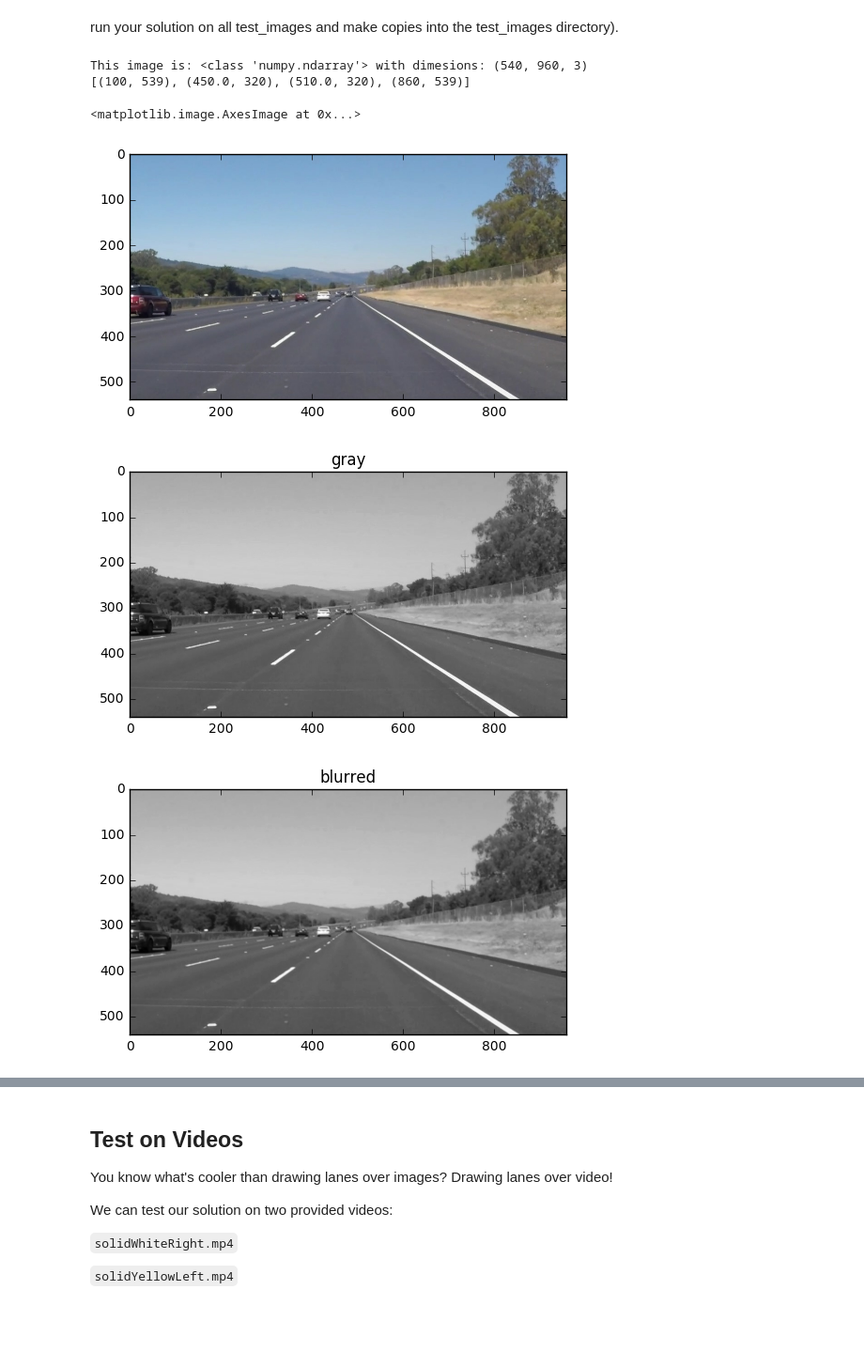
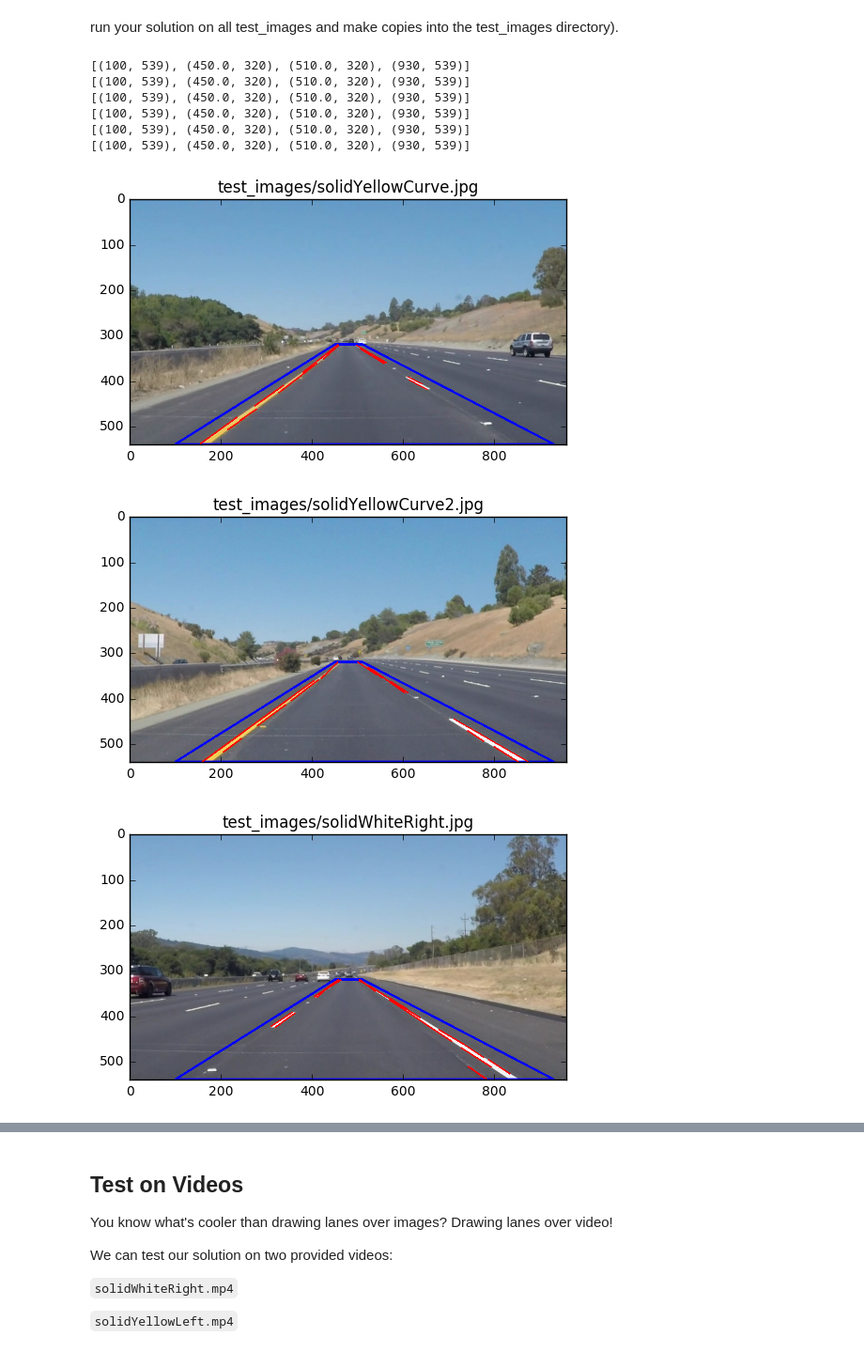
Before and after one commit to berickson/CarND-LaneLines-P1, a Jupyter notebook: P1.ipynb, the cells around one changed output, grey strips where cells are left out. Shown at 94% size. Drawn from its saved outputs; the diff is of its cells as text; code cells hidden in the pictures; blank space fills up the shorter version.

```diff
--- a/P1.ipynb
+++ b/P1.ipynb
@@ -184,7 +179,7 @@ def process_image(image, debug=False):
         plt.title('blurred')
         plt.imshow(blurred, cmap='gray')
 
-    cannied = canny(blurred,low_threshold=30,high_threshold=150)
+    cannied = canny(blurred,low_threshold=30,high_threshold=100)
     if(debug):
         plt.figure()
         plt.title('canny')
@@ -192,39 +187,47 @@ def process_image(image, debug=False):
 
 
     h,w,_=image.shape
-    border = 100
+    lborder = 100
+    rborder = 30
     top = 320
     gap = 30
-    poly = [(border,h-1),(w/2-gap,top),(w/2+gap,top),(w-border,h-1)]
+    poly = [(lborder,h-1),(w/2-gap,top),(w/2+gap,top),(w-rborder,h-1)]
     print(poly)
     interesting = region_of_interest(cannied, np.int32([poly]))
 
-    lines = cv2.HoughLinesP(interesting, rho = 1, theta = math.pi/180., threshold=5, minLineLength=30, maxLineGap=10)
+    #todo: only have one hough
+    lines = cv2.HoughLinesP(interesting, rho = 3, theta = 2 * math.pi/180., threshold=5, minLineLength=30, maxLineGap=10)
 
-    houghed = hough_lines(interesting, rho = 1, theta = math.pi/180., threshold =5, min_line_len=30, max_line_gap=10)
+    houghed = hough_lines(interesting, rho = 3, theta = 2 * math.pi/180., threshold =5, min_line_len=30, max_line_gap=10)
     if(debug):
         plt.figure()
         plt.title('houghed')
         plt.imshow(houghed, cmap='gray')
 
+    cv2.polylines(image, np.int32([poly]), True, (0,0,255),3)
     draw_lines(image, lines)
     return image
-# %%
-image = mpimg.imread('test_images/solidWhiteRight.jpg')
 # %%
-#reading in an image
-image = mpimg.imread('test_images/solidWhiteRight.jpg')
-#printing out some stats and plotting
-print('This image is:', type(image), 'with dimesions:', image.shape)
-plt.figure()
-plt.imshow(image)  #call as plt.imshow(gray, cmap='gray') to show a grayscaled image
-processed = process_image(image, debug=True)
-plt.figure()
-plt.imshow(processed)
+folder = "test_images"
+for file_name in os.listdir(folder):
+    file_path = "/".join([folder , file_name])
+    #reading in an image
+    image = mpimg.imread(file_path)
+    #printing out some stats and plotting
+    #print('This image is:', type(image), 'with dimesions:', image.shape)
+    #plt.figure()
+    #plt.imshow(image)  #call as plt.imshow(gray, cmap='gray') to show a grayscaled image
+    processed = process_image(image, debug=False)
+    plt.figure()
+    plt.title(file_path)
+    plt.imshow(processed)
 # %% [output]
-This image is: <class 'numpy.ndarray'> with dimesions: (540, 960, 3)
-[(100, 539), (450.0, 320), (510.0, 320), (860, 539)]
+[(100, 539), (450.0, 320), (510.0, 320), (930, 539)]
+[(100, 539), (450.0, 320), (510.0, 320), (930, 539)]
+[(100, 539), (450.0, 320), (510.0, 320), (930, 539)]
+[(100, 539), (450.0, 320), (510.0, 320), (930, 539)]
+[(100, 539), (450.0, 320), (510.0, 320), (930, 539)]
+[(100, 539), (450.0, 320), (510.0, 320), (930, 539)]
-<matplotlib.image.AxesImage at 0x...>
-[figure, old version]
+[figure, new version]
-[figure, old version]
+[figure, new version]
-[figure, old version]
+[figure, new version]
```
Also changed, not shown: parts of 7 cells of this notebook.
